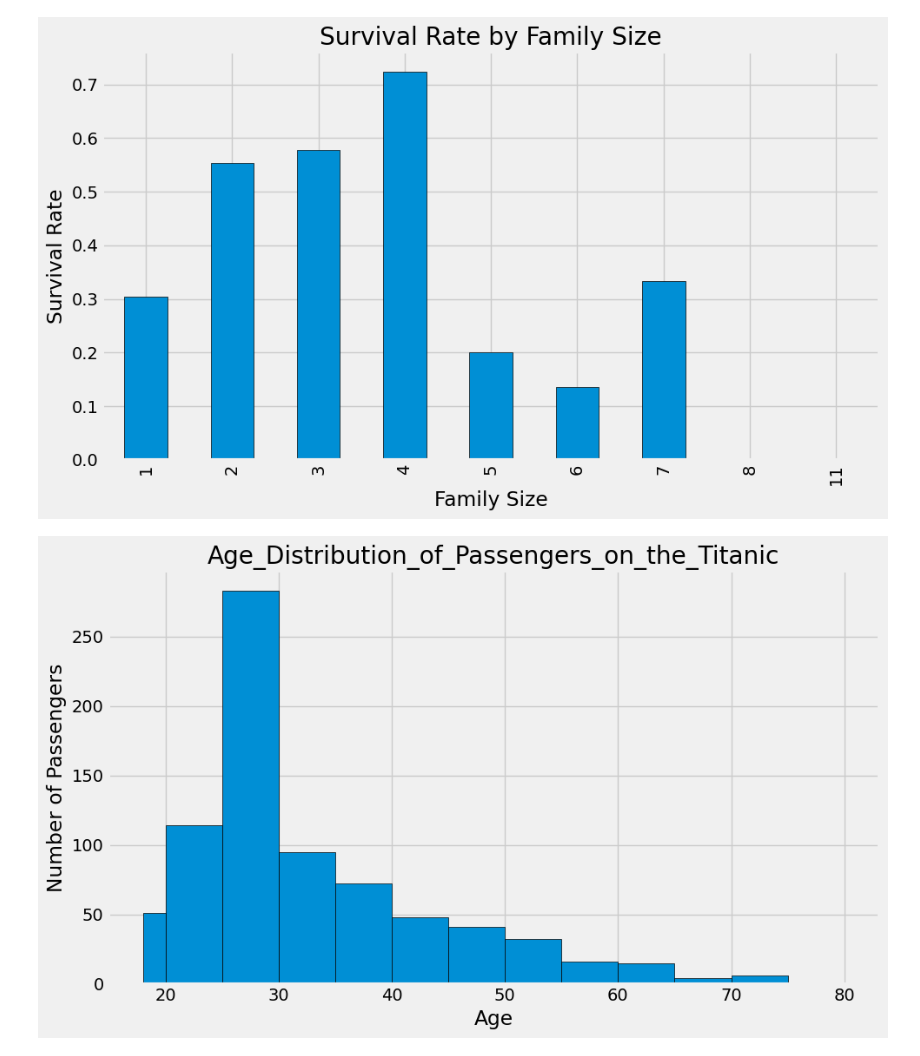
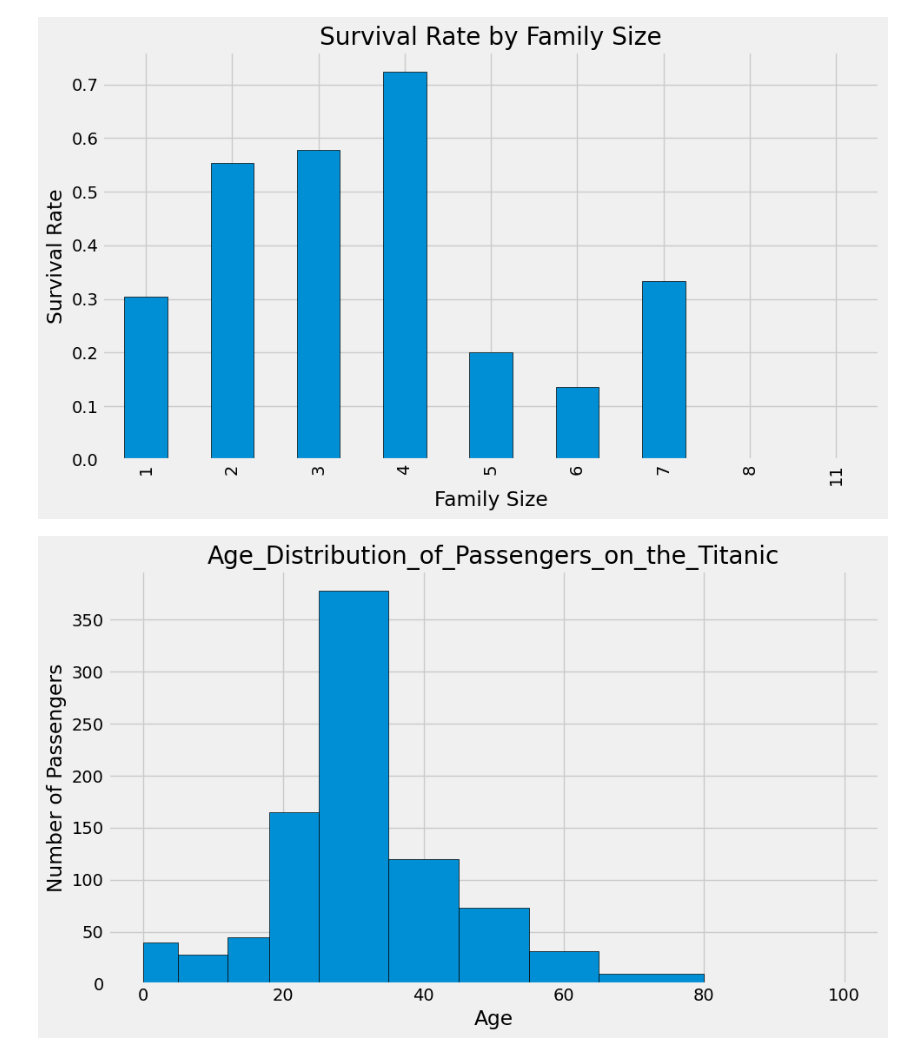
Before and after one commit to Rudeus0/titanic-data-analysis, a Jupyter notebook: analysis.ipynb, the cells around one changed output. Cells and saved outputs as stored; diff of their text form; code cells hidden in the pictures.

Commit message:
fix: tight_layout before savefig, drop Cabin, fix age bins, add edgecolor to embarked

```diff
--- a/analysis.ipynb
+++ b/analysis.ipynb
@@ -4,4 +4,7 @@ import matplotlib.pyplot as plt
 plt.style.use('fivethirtyeight')
 # %%
 titanic = pd.read_csv('data/titanic.csv')
-titanic.head()
+titanic = titanic.drop(columns=["Cabin"])
+titanic["Age"] = titanic["Age"].fillna(titanic['Age'].median())
+titanic["Embarked"] = titanic["Embarked"].fillna(titanic['Embarked'].mode()[0])
+titanic["FamilySize"] = titanic['SibSp'] + titanic['Parch'] + 1
@@ -135,18 +73,17 @@ plt.show()
 # %%
 
 fig, ax = plt.subplots(figsize=(10,6))
-
-bins=[18,20,25,30,35,40,45,50,55,60,65,70,75,80]
+bins=[0, 5, 12, 18, 25, 35, 45, 55, 65, 80, 100]
 ax.hist(titanic["Age"], bins=bins, edgecolor='black')
 ax.set_title("Age_Distribution_of_Passengers_on_the_Titanic")
 ax.set_xlabel("Age")
 ax.set_ylabel("Number of Passengers")
+plt.tight_layout()
+
 fig.savefig("plots/Age_Distribution_of_Passengers.png")
 
-plt.tight_layout()
-
 plt.show()
 # %% [output]
-[figure, old version]
+[figure, new version]
 # %%
 fig, ax = plt.subplots(figsize=(7,4))
```
Also changed, not shown: parts of 11 cells of this notebook.
